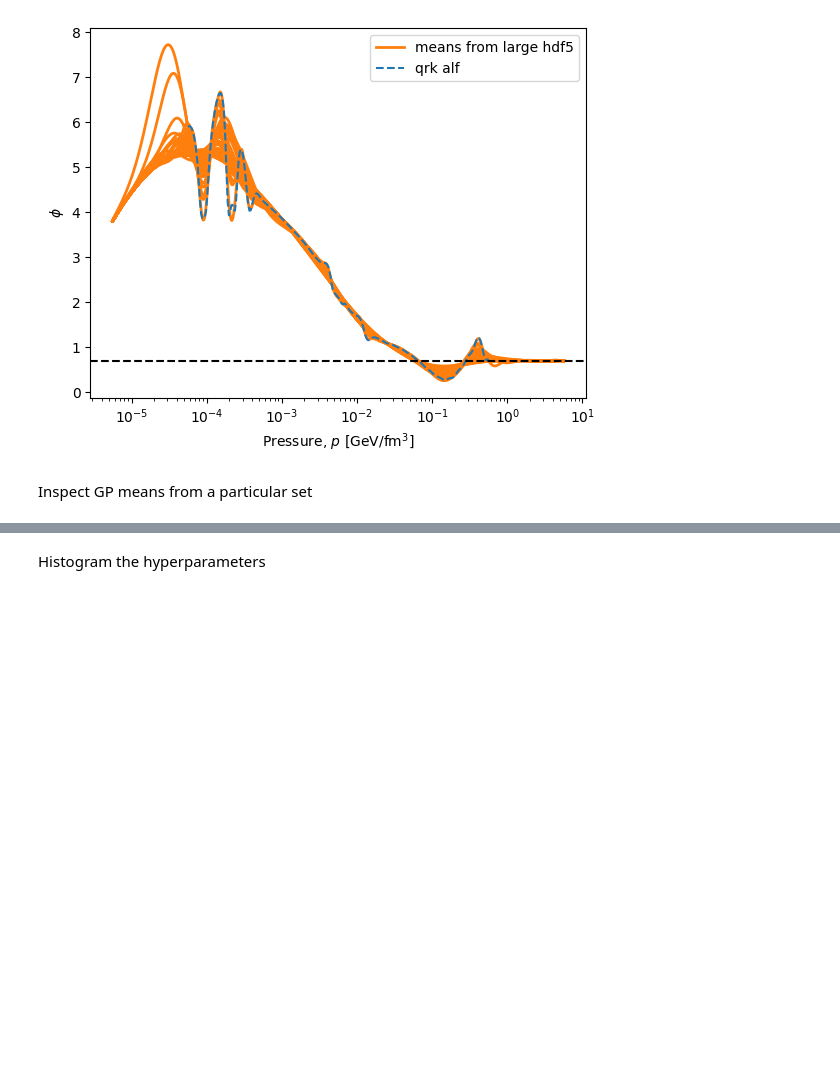
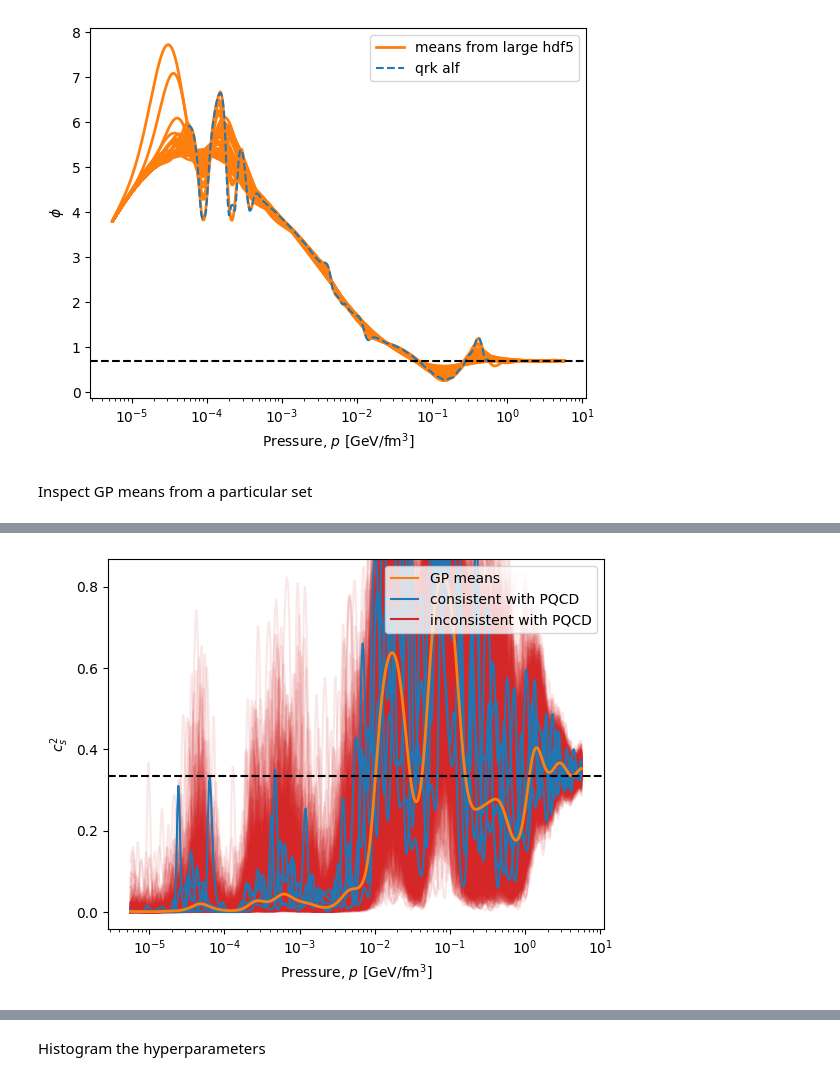
Before and after one commit to eliotfinch/pqcd, a Jupyter notebook: notebooks/inspect_gp_hdf5s.ipynb, the cells around one changed output, grey strips where cells are left out. Saved outputs shown, nothing was run; the diff lists cells and outputs as text; code cells hidden in the pictures; blank space fills up the shorter version.

```diff
--- a/notebooks/inspect_gp_hdf5s.ipynb
+++ b/notebooks/inspect_gp_hdf5s.ipynb
@@ -524,2 +527,65 @@ _ = ax.set_ylabel(r'$\phi$')
+# %%
+fig, ax = plt.subplots()
+ax.set_xscale('log')
+
+for variety in ['qrk']:
+    for key in gp_mean_dict[variety].keys():
+        log_pressure, phi = gp_mean_dict[variety][key]
+        speed_of_sound_squared = 1/(1 + np.exp(phi))
+        ax.plot(to_GeV_per_cubic_femtometre(np.exp(log_pressure)), speed_of_sound_squared, c='C1', zorder=2, alpha=1, lw=2)
+
+xlim = ax.get_xlim()
+ylim = ax.get_ylim()
+
+N_samp = 1000
+
+pqcd_region_dict = pqcd.get_pqcd_region()
+
+for variety in ['qrk']:
+    for n in range(N_samp):
+
+        # if n != 3:
+        #     continue
+
+        eos = pd.read_csv(f'../data/eos-draws-modified/{set:02}/{variety}agn/DRAWmod1000-{int(n/1000):06}/eos-draw-{n:06}.csv')
+
+        if pqcd.consistent_with_pqcd(eos, pqcd_region_dict):
+            c='C0'
+            alpha=1
+            zorder=1
+
+        else:
+            c='C3'
+            alpha=0.1
+            zorder=0.5
+
+        gp = pd.read_csv(f'../data/eos-draws-modified/{set:02}/{variety}agn/DRAWmod1000-{int(n/1000):06}/draw-gpr_{variety}agn-{n:06}.csv', comment='#')
+
+        ax.plot(
+            to_GeV_per_cubic_femtometre(np.exp(gp['log(pressurec2)'])),
+            1/(1+np.exp(gp['phi'])),
+            color=c,
+            alpha=alpha,
+            zorder=zorder
+        )
+
+ax.set_xlim(xlim)
+ax.set_ylim(ylim)
+
+labels = ['GP means', 'consistent with PQCD', 'inconsistent with PQCD']
+handles = [
+    plt.Line2D([0], [0], color='C1'),
+    plt.Line2D([0], [0], color='C0'),
+    plt.Line2D([0], [0], color='C3')
+    ]
+
+ax.legend(handles, labels, loc='upper right')
+
+ax.axhline(1/3, c='k', ls='--', zorder=10)
+
+ax.set_xlabel(r'Pressure, $p$ [GeV/fm$^3$]')
+_ = ax.set_ylabel(r'$c_s^2$')
+# %% [output]
+[figure, added]
 # %%
 fig, ax = plt.subplots()
```
Also changed, not shown: parts of 4 cells of this notebook, 2 other files.
